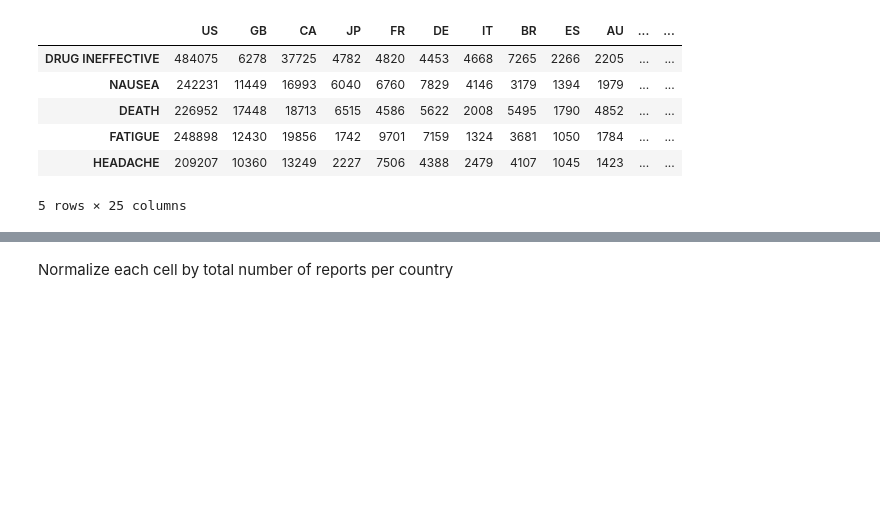
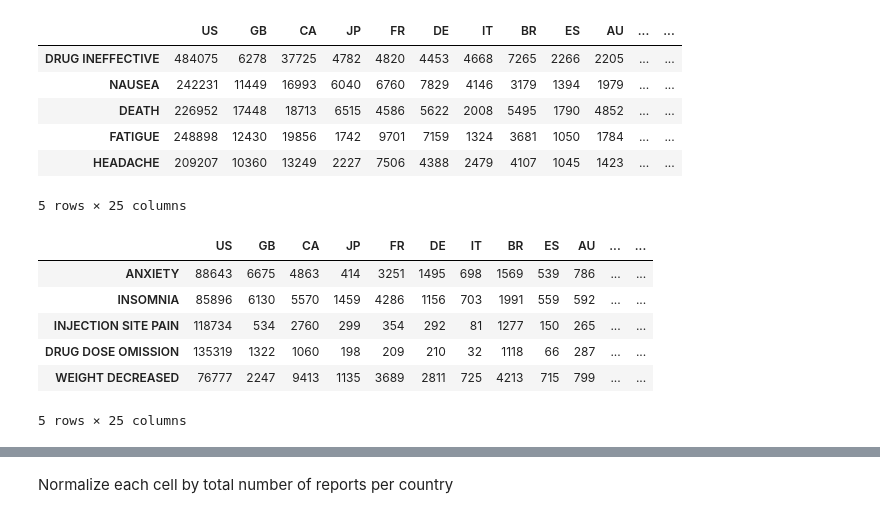
Before and after one commit to oryoruk/fda_adverse_events, a Jupyter notebook: (2020-05-05)_FDA_Adverse_Events.ipynb, the cells around one changed output, grey strips where cells are left out. Cells and saved outputs as stored; diff of their text form; code cells hidden in the pictures; blank space fills up the shorter version.

```diff
--- a/(2020-05-05)_FDA_Adverse_Events.ipynb
+++ b/(2020-05-05)_FDA_Adverse_Events.ipynb
@@ -366,3 +386,13 @@ top25_c_by_r.head()
 | FATIGUE | 248898 | 12430 | 19856 | 1742 | 9701 | 7159 | 1324 | 3681 | 1050 | 1784 | ... | ... |
 | HEADACHE | 209207 | 10360 | 13249 | 2227 | 7506 | 4388 | 2479 | 4107 | 1045 | 1423 | ... | ... |
 5 rows × 25 columns
+# %%
+top25_c_by_r.tail()
+# %% [output]
+|  | US | GB | CA | JP | FR | DE | IT | BR | ES | AU | ... | ... |
+| ANXIETY | 88643 | 6675 | 4863 | 414 | 3251 | 1495 | 698 | 1569 | 539 | 786 | ... | ... |
+| INSOMNIA | 85896 | 6130 | 5570 | 1459 | 4286 | 1156 | 703 | 1991 | 559 | 592 | ... | ... |
+| INJECTION SITE PAIN | 118734 | 534 | 2760 | 299 | 354 | 292 | 81 | 1277 | 150 | 265 | ... | ... |
+| DRUG DOSE OMISSION | 135319 | 1322 | 1060 | 198 | 209 | 210 | 32 | 1118 | 66 | 287 | ... | ... |
+| WEIGHT DECREASED | 76777 | 2247 | 9413 | 1135 | 3689 | 2811 | 725 | 4213 | 715 | 799 | ... | ... |
+5 rows × 25 columns
```
Also changed, not shown: parts of 43 cells of this notebook, 3 other files.
